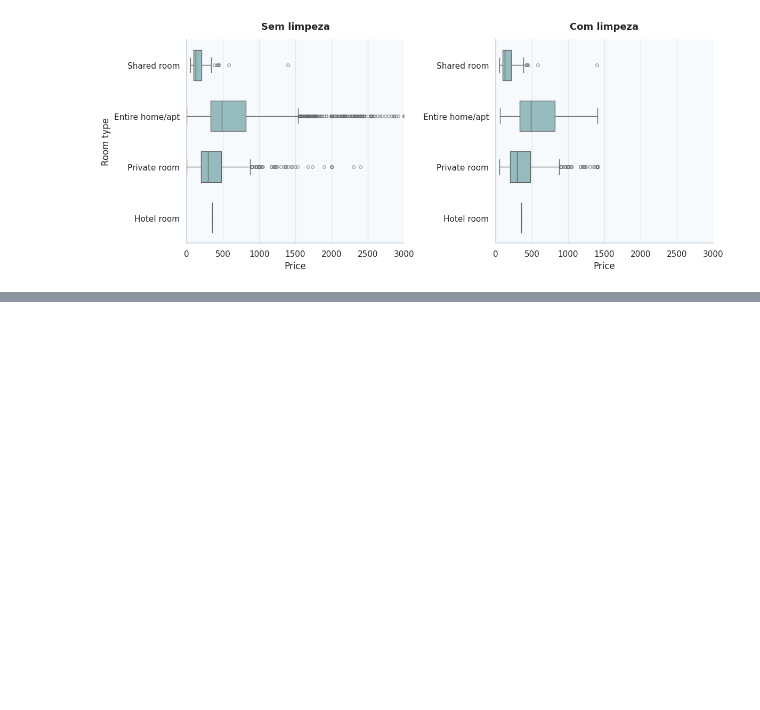
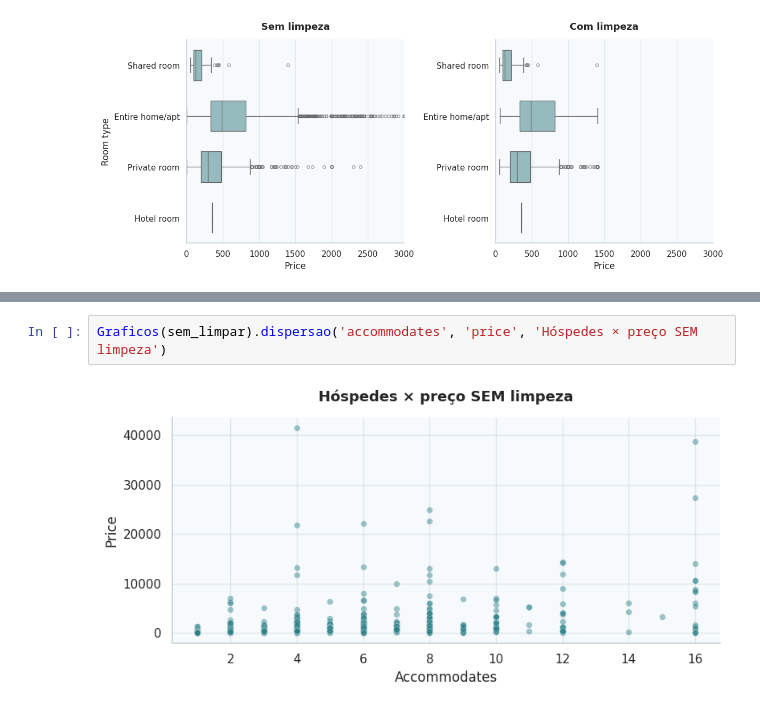
Before and after one commit to darwinspsenai/IA_Analise_preditiva_Aulas_Tecnicas, a Jupyter notebook: Modulo1/Semana-11/IA_preditiva_Semana11_Aula2_Aula3.ipynb, the cells around one changed output, grey strips where cells are left out. Drawn from its saved outputs; the diff is of its cells as text; blank space fills up the shorter version.

```diff
--- a/Modulo1/Semana-11/IA_preditiva_Semana11_Aula2_Aula3.ipynb
+++ b/Modulo1/Semana-11/IA_preditiva_Semana11_Aula2_Aula3.ipynb
@@ -85,0 +104,4 @@ Graficos(limpo).comparar_boxplots(sem_limpar, limpo, 'price', grupo='room_type',
+# %%
+Graficos(sem_limpar).dispersao('accommodates', 'price', 'Hóspedes × preço SEM limpeza')
+# %% [output]
+[figure, added]
```
Also changed, not shown: parts of 14 cells of this notebook, 4 other files.
